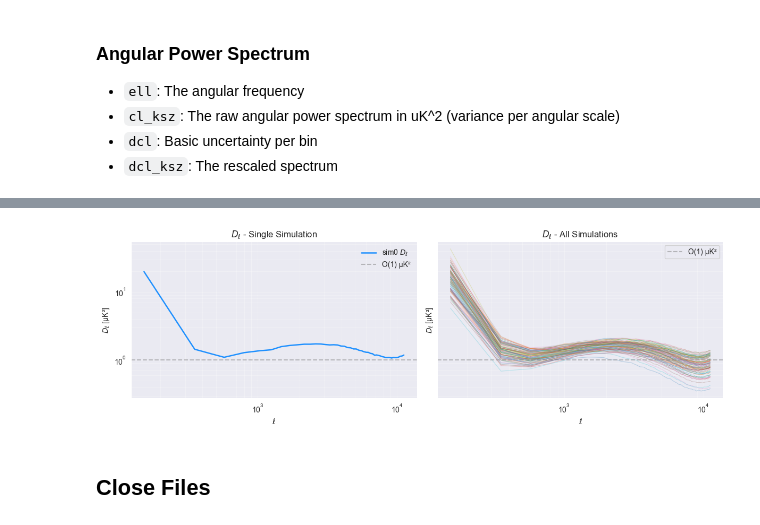
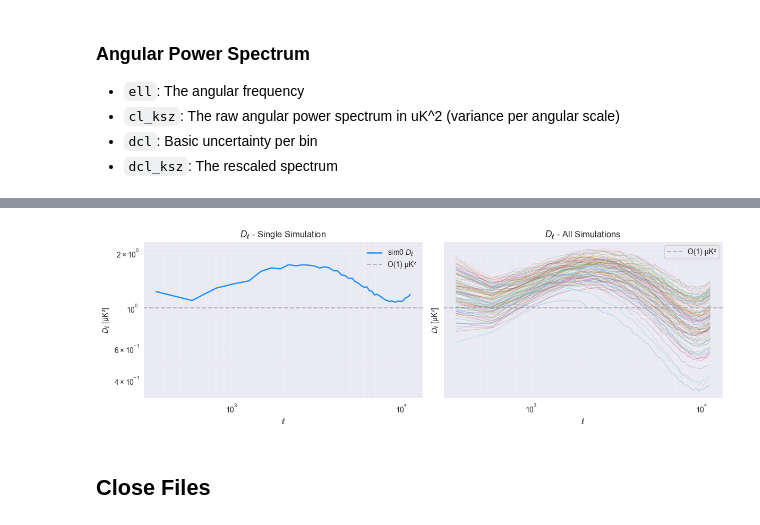
Before and after one commit to RobertxPearce/reionization-emulator, a Jupyter notebook: notebooks/proc_data_vis.ipynb, the cells around one changed output, grey strips where cells are left out. Cells and saved outputs as stored; diff of their text form; code cells hidden in the pictures.

```diff
--- a/notebooks/proc_data_vis.ipynb
+++ b/notebooks/proc_data_vis.ipynb
@@ -42,14 +48,14 @@ for name in sorted(sims.keys(), key=lambda s: int(s[3:]) if s.startswith("sim")
     rows.append({
         "sim":          name,
         # Parameters
-        "alpha_zre":    float(g["alpha_zre"][()]),
-        "kb_zre":       float(g["kb_zre"][()]),
-        "zmean_zre":    float(g["zmean_zre"][()]),
-        "b0_zre":       float(g["b0_zre"][()]),
-        "tau":          float(g["tau"][()]),
+        "alpha_zre":    float(g["params/alpha_zre"][()]),
+        "kb_zre":       float(g["params/kb_zre"][()]),
+        "zmean_zre":    float(g["params/zmean_zre"][()]),
+        "b0_zre":       float(g["params/b0_zre"][()]),
+        "tau":          float(g["output/tau"][()]),
         # Info about per-sim grids
-        "n_z":          int(g["zval_list"].shape[0]),
-        "n_xm":         int(g["xmval_list"].shape[0]),
+        "n_z":          int(g["output/zval_list"].shape[0]),
+        "n_xm":         int(g["output/xmval_list"].shape[0]),
     })
 
 df = pd.DataFrame(rows)
@@ -153,8 +163,8 @@ def sim_order(s):
 bad = []
 for s in sorted(h5f["sims"].keys(), key=sim_order):
     g = h5f["sims"][s]
-    pk = g["pk_tt"][()]
-    kz = g["ksz_map"][()]
+    pk = g["output/pk_tt"][()]
+    kz = g["output/ksz_map"][()]
     if pk.size == 0 or kz.size == 0 or np.any(~np.isfinite(pk)) or np.any(~np.isfinite(kz)):
         bad.append(s)
 bad
@@ -165,7 +175,7 @@ bad
 # %%
 means, stds = [], []
 for s in h5f["sims"].keys():
-    m = h5f["sims"][s]["ksz_map"][()]
+    m = h5f["sims"][s]["output/ksz_map"][()]
     means.append(float(np.mean(m)))
     stds.append(float(np.std(m)))
 
@@ -272,36 +282,36 @@ sim_names = sorted(sims_grp.keys(), key=lambda s: (len(s), s))
 # Create 1 row, 2 columns of subplots
 fig, axes = plt.subplots(1, 2, figsize=(12, 4), sharey=True)
 
 # Left Plot: Single Simulation
 ax = axes[0]
-ax.loglog(ell, Dl, color="dodgerblue", lw=1.8, label="sim0 $D_\\ell$")
+ax.loglog(ell[1:], Dl[1:], color="dodgerblue", lw=1.8, label="sim0 $D_\\ell$")
 ax.axhline(1, ls="--", color="gray", alpha=0.5, label="O(1) µK²")
 ax.set_xlabel(r"$\ell$")
 ax.set_ylabel(r"$D_\ell$ [µK²]")
 ax.set_title(r"$D_\ell$ - Single Simulation")
 ax.grid(True, which="both", alpha=0.3)
 ax.legend(frameon=False)
 
 # Right Plot: All Simulations
 ax = axes[1]
 for sim in sim_names:
     cl_path = f"sims/{sim}/cl"
     if cl_path not in h5f:
         continue
     ell = h5f[f"{cl_path}/ell"][()]
     Dl  = h5f[f"{cl_path}/dl_ksz"][()]
-    ax.loglog(ell, Dl, lw=0.8, alpha=0.25)
+    ax.loglog(ell[1:], Dl[1:], lw=0.8, alpha=0.25)
 ax.axhline(1, ls="--", color="gray", alpha=0.5, label="O(1) µK²")
 ax.set_xlabel(r"$\ell$")
 ax.set_ylabel(r"$D_\ell$ [µK²]")
 ax.set_title(r"$D_\ell$ - All Simulations")
 ax.grid(True, which="both", alpha=0.3)
 ax.legend()
 
 plt.tight_layout()
 plt.show()
 # %% [output]
-[figure, old version]
+[figure, new version]
 # %% [markdown]
 ## Close Files
 # %%
```
Also changed, not shown: parts of 3 cells of this notebook, 2 other files.
